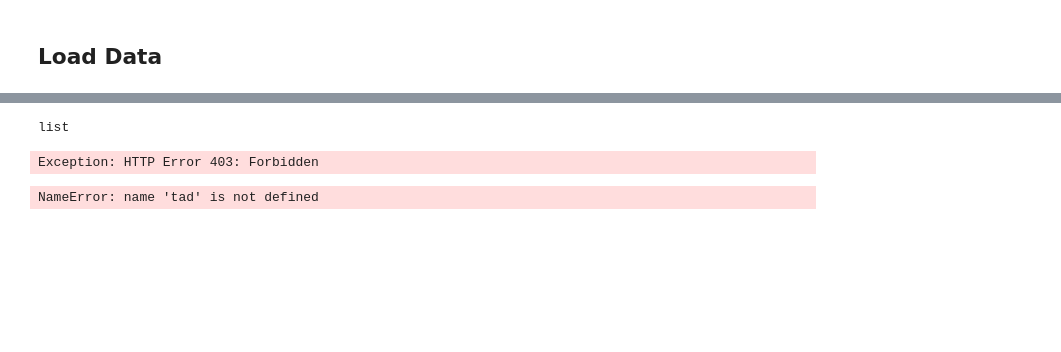
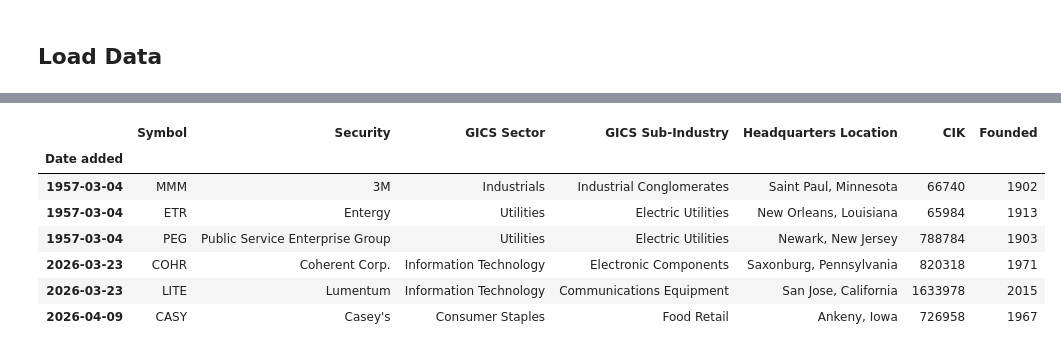
Before and after one commit to JamieW365/trading_algos, a Jupyter notebook: notebooks/backtesting/survivorship_bias.ipynb, the cells around one changed output, grey strips where cells are left out. Drawn from its saved outputs; the diff is of its cells as text; code cells hidden in the pictures; blank space fills up the shorter version.

```diff
--- a/notebooks/backtesting/survivorship_bias.ipynb
+++ b/notebooks/backtesting/survivorship_bias.ipynb
@@ -52,12 +127,13 @@ wiki = pd.read_html('https://en.wikipedia.org/wiki/List_of_S%26P_500_companies',
-# %%
-type(wiki)
-# %% [output]
-list
-# %%
-tad.get_sp500_meta()
-# %% [output]
-Exception: HTTP Error 403: Forbidden
-# %%
-tad.get_sp500_meta()[0]
-# %% [output]
-NameError: name 'tad' is not defined
+# %%
+# This first table contains information regarding all current components
+# of the S&P500, including date of addition.
+ht(df_current)
+# %% [output]
+|  | Symbol | Security | GICS Sector | GICS Sub-Industry | Headquarters Location | CIK | Founded |
+| Date added |  |  |  |  |  |  |  |
+| 1957-03-04 | MMM | 3M | Industrials | Industrial Conglomerates | Saint Paul, Minnesota | 66740 | 1902 |
+| 1957-03-04 | ETR | Entergy | Utilities | Electric Utilities | New Orleans, Louisiana | 65984 | 1913 |
+| 1957-03-04 | PEG | Public Service Enterprise Group | Utilities | Electric Utilities | Newark, New Jersey | 788784 | 1903 |
+| 2026-03-23 | COHR | Coherent Corp. | Information Technology | Electronic Components | Saxonburg, Pennsylvania | 820318 | 1971 |
+| 2026-03-23 | LITE | Lumentum | Information Technology | Communications Equipment | San Jose, California | 1633978 | 2015 |
+| 2026-04-09 | CASY | Casey's | Consumer Staples | Food Retail | Ankeny, Iowa | 726958 | 1967 |
```
Also changed, not shown: parts of 63 cells of this notebook.
